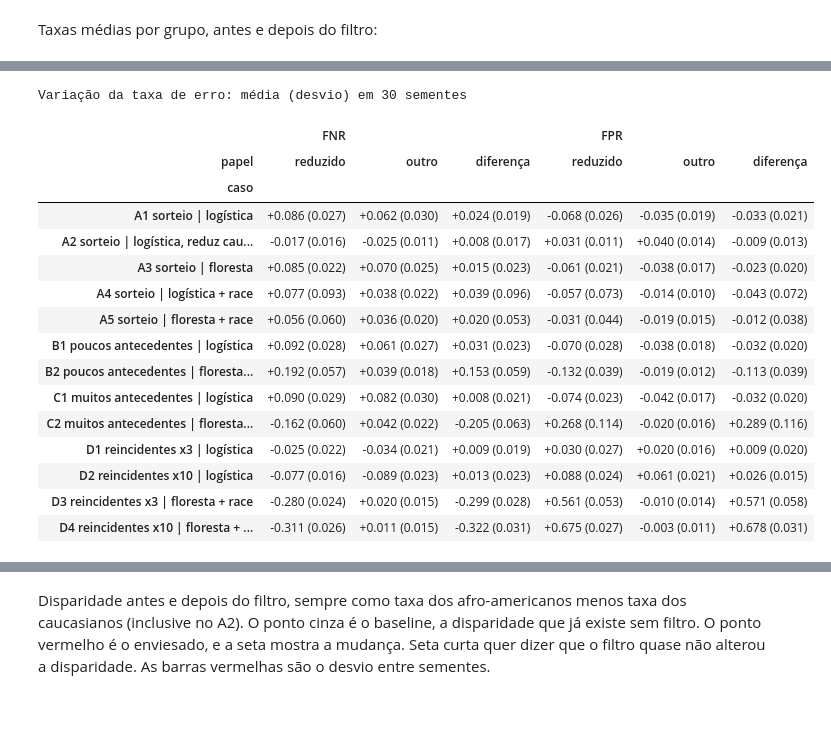
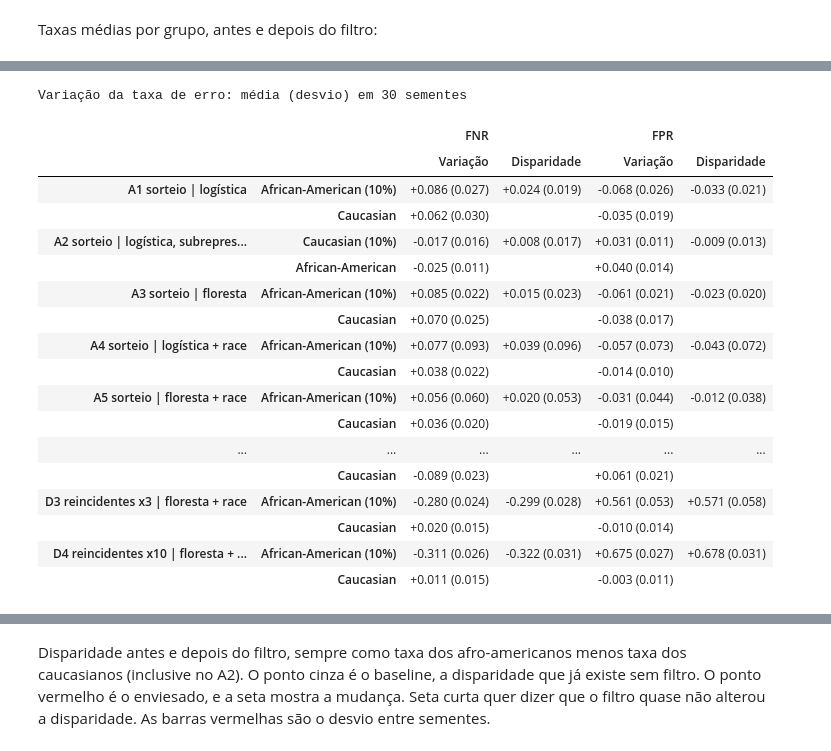
Before and after one commit to ibgrilo/predictive-justice-bias-analysis, a Jupyter notebook: notebooks/cenario5_compas.ipynb, the cells around one changed output, grey strips where cells are left out. Cells and saved outputs as stored; diff of their text form; code cells hidden in the pictures; blank space fills up the shorter version.

```diff
--- a/notebooks/cenario5_compas.ipynb
+++ b/notebooks/cenario5_compas.ipynb
@@ -355,7 +371,7 @@ Cada caso treina um **baseline** (treino completo) e um modelo **enviesado** (tr
 # %%
 CASES = {
     "A1 sorteio | logística": dict(),
-    "A2 sorteio | logística, reduz caucasianos": dict(sub=GROUP_REF),
+    "A2 sorteio | logística, subrepresenta caucasianos": dict(sub=GROUP_REF),
     "A3 sorteio | floresta": dict(model="forest"),
     "A4 sorteio | logística + race": dict(use_race=True),
     "A5 sorteio | floresta + race": dict(model="forest", use_race=True),
@@ -380,7 +396,7 @@ def run_case(case, seed, model="logistic", use_race=False, sampling="aleatorio",
     for label, data in [("baseline", train), ("enviesado", biased)]:
         fitted = build_model(model, use_race).fit(data[cols], data[TARGET])
         out = metrics_by_group(y, fitted.predict(test[cols]), race).reset_index()
-        out["papel"] = np.where(out.grupo == sub, "reduzido", np.where(out.grupo == "Geral", "geral", "outro"))
+        out["papel"] = np.where(out.grupo == sub, "subrepresentado", np.where(out.grupo == "Geral", "geral", "outro"))
         out["caso"], out["modelo"], out["seed"] = case, label, seed
         rows.append(out)
     return pd.concat(rows, ignore_index=True)
@@ -425,52 +456,78 @@ Leitura das cores: **vermelho** = o grupo erra mais depois do filtro (ou o reduz
 # %%
 wide = res[res.papel != "geral"].pivot_table(
     index=["caso", "seed", "papel"], columns="modelo", values=["FNR", "FPR"]
 )
 delta = (wide.xs("enviesado", axis=1, level=1) - wide.xs("baseline", axis=1, level=1)).unstack("papel")
 for m in ["FNR", "FPR"]:
-    delta[(m, "diferença")] = delta[(m, "reduzido")] - delta[(m, "outro")]
+    delta[(m, "diferença")] = delta[(m, "subrepresentado")] - delta[(m, "outro")]
 
-order = [(m, p) for m in ["FNR", "FPR"] for p in ["reduzido", "outro", "diferença"]]
+order = [(m, p) for m in ["FNR", "FPR"] for p in ["subrepresentado", "outro", "diferença"]]
 mean = delta.groupby("caso").mean()[order].reindex(list(CASES))
 std = delta.groupby("caso").std()[order].reindex(list(CASES))
-text = mean.map("{:+.3f}".format) + " (" + std.map("{:.3f}".format) + ")"
+from IPython.display import HTML
 
 cmap = plt.get_cmap("RdBu_r")
+CSS = """
+<style>
+.vt { border-collapse: collapse; }
+.vt th, .vt td { padding: 4px 10px; text-align: center; white-space: nowrap; min-width: 8em; }
+.vt th.caso, .vt th.grupo { text-align: left; }
+.vt th.caso { vertical-align: middle; }
+.vt tr.first > * { border-top: 1px solid rgba(128, 128, 128, 0.6); }
+.vt .split { border-left: 1px solid rgba(128, 128, 128, 0.6); }
+.vt .disp { border-left: 1px dotted rgba(128, 128, 128, 0.6); vertical-align: middle; }
+.vt caption { caption-side: top; text-align: left; font-weight: bold; padding-bottom: 6px; }
+</style>
+"""
 
 
-def paint(_):
-    css = pd.DataFrame("", index=mean.index, columns=mean.columns)
-    for col in mean.columns:
-        strong = mean[col].abs() > 2 * std[col]
-        for caso in mean.index:
-            m = mean.loc[caso, col]
-            if strong[caso]:
-                r, g, b, _a = cmap(0.5 + 0.5 * np.clip(m / 0.3, -1, 1))
-                dark = (0.299 * r + 0.587 * g + 0.114 * b) < 0.5
-                css.loc[caso, col] = (f"background-color: rgba({int(r*255)},{int(g*255)},{int(b*255)},0.85); "
-                                      f"color: {'white' if dark else 'black'}; font-weight: bold")
-            else:
-                css.loc[caso, col] = "color: #8a8985"
-    return css
+def cell(caso, metric, papel, classes="", rowspan=1):
+    """<td> de uma variação: colorida e em negrito se passa de 2 desvios entre sementes, cinza se for ruído."""
+    m, s = mean.loc[caso, (metric, papel)], std.loc[caso, (metric, papel)]
+    if abs(m) > 2 * s:
+        red, green, blue, _a = cmap(0.5 + 0.5 * np.clip(m / 0.3, -1, 1))
+        dark = (0.299 * red + 0.587 * green + 0.114 * blue) < 0.5
+        style = (f"background: rgba({int(red*255)}, {int(green*255)}, {int(blue*255)}, 0.85); "
+                 f"color: {'white' if dark else 'black'}; font-weight: bold")
+    else:
+        style = "color: #8a8985"
+    return f'<td class="{classes}" rowspan="{rowspan}" style="{style}">{m:+.3f} ({s:.3f})</td>'
 
 
-text.style.apply(paint, axis=None).set_caption("Variação da taxa de erro: média (desvio) em 30 sementes")
+body = []
+for caso in mean.index:
+    top = [f'<th class="caso" rowspan="2">{caso}</th>', f'<th class="grupo">{group_label(caso, "subrepresentado")}</th>']
+    bottom = [f'<th class="grupo">{group_label(caso, "outro")}</th>']
+    for metric in ["FNR", "FPR"]:
+        top.append(cell(caso, metric, "subrepresentado", "split" if metric == "FPR" else ""))
+        top.append(cell(caso, metric, "diferença", "disp", rowspan=2))
+        bottom.append(cell(caso, metric, "outro", "split" if metric == "FPR" else ""))
+    body.append(f'<tr class="first">{"".join(top)}</tr><tr>{"".join(bottom)}</tr>')
+
+header = (
+    '<tr><th colspan="2" rowspan="2"></th><th colspan="2">FNR</th><th colspan="2" class="split">FPR</th></tr>'
+    '<tr><th>Variação</th><th>Disparidade</th><th class="split">Variação</th><th>Disparidade</th></tr>'
+)
+HTML(CSS + f'<table class="vt"><caption>Variação da taxa de erro: média (desvio) em {N_SEEDS} sementes</caption>'
+     f'<thead>{header}</thead><tbody>{"".join(body)}</tbody></table>')
 # %% [output]
 Variação da taxa de erro: média (desvio) em 30 sementes
-|  | FNR |  |  | FPR |  |  |
-| papel | reduzido | outro | diferença | reduzido | outro | diferença |
-| caso |  |  |  |  |  |  |
-| A1 sorteio | logística | +0.086 (0.027) | +0.062 (0.030) | +0.024 (0.019) | -0.068 (0.026) | -0.035 (0.019) | -0.033 (0.021) |
-| A2 sorteio | logística, reduz cau... | -0.017 (0.016) | -0.025 (0.011) | +0.008 (0.017) | +0.031 (0.011) | +0.040 (0.014) | -0.009 (0.013) |
-| A3 sorteio | floresta | +0.085 (0.022) | +0.070 (0.025) | +0.015 (0.023) | -0.061 (0.021) | -0.038 (0.017) | -0.023 (0.020) |
-| A4 sorteio | logística + race | +0.077 (0.093) | +0.038 (0.022) | +0.039 (0.096) | -0.057 (0.073) | -0.014 (0.010) | -0.043 (0.072) |
-| A5 sorteio | floresta + race | +0.056 (0.060) | +0.036 (0.020) | +0.020 (0.053) | -0.031 (0.044) | -0.019 (0.015) | -0.012 (0.038) |
-| B1 poucos antecedentes | logística | +0.092 (0.028) | +0.061 (0.027) | +0.031 (0.023) | -0.070 (0.028) | -0.038 (0.018) | -0.032 (0.020) |
-| B2 poucos antecedentes | floresta... | +0.192 (0.057) | +0.039 (0.018) | +0.153 (0.059) | -0.132 (0.039) | -0.019 (0.012) | -0.113 (0.039) |
-| C1 muitos antecedentes | logística | +0.090 (0.029) | +0.082 (0.030) | +0.008 (0.021) | -0.074 (0.023) | -0.042 (0.017) | -0.032 (0.020) |
-| C2 muitos antecedentes | floresta... | -0.162 (0.060) | +0.042 (0.022) | -0.205 (0.063) | +0.268 (0.114) | -0.020 (0.016) | +0.289 (0.116) |
-| D1 reincidentes x3 | logística | -0.025 (0.022) | -0.034 (0.021) | +0.009 (0.019) | +0.030 (0.027) | +0.020 (0.016) | +0.009 (0.020) |
-| D2 reincidentes x10 | logística | -0.077 (0.016) | -0.089 (0.023) | +0.013 (0.023) | +0.088 (0.024) | +0.061 (0.021) | +0.026 (0.015) |
-| D3 reincidentes x3 | floresta + race | -0.280 (0.024) | +0.020 (0.015) | -0.299 (0.028) | +0.561 (0.053) | -0.010 (0.014) | +0.571 (0.058) |
-| D4 reincidentes x10 | floresta + ... | -0.311 (0.026) | +0.011 (0.015) | -0.322 (0.031) | +0.675 (0.027) | -0.003 (0.011) | +0.678 (0.031) |
+|  |  | FNR |  | FPR |  |
+|  |  | Variação | Disparidade | Variação | Disparidade |
+| A1 sorteio | logística | African-American (10%) | +0.086 (0.027) | +0.024 (0.019) | -0.068 (0.026) | -0.033 (0.021) |
+|  | Caucasian | +0.062 (0.030) |  | -0.035 (0.019) |  |
+| A2 sorteio | logística, subrepres... | Caucasian (10%) | -0.017 (0.016) | +0.008 (0.017) | +0.031 (0.011) | -0.009 (0.013) |
+|  | African-American | -0.025 (0.011) |  | +0.040 (0.014) |  |
+| A3 sorteio | floresta | African-American (10%) | +0.085 (0.022) | +0.015 (0.023) | -0.061 (0.021) | -0.023 (0.020) |
+|  | Caucasian | +0.070 (0.025) |  | -0.038 (0.017) |  |
+| A4 sorteio | logística + race | African-American (10%) | +0.077 (0.093) | +0.039 (0.096) | -0.057 (0.073) | -0.043 (0.072) |
+|  | Caucasian | +0.038 (0.022) |  | -0.014 (0.010) |  |
+| A5 sorteio | floresta + race | African-American (10%) | +0.056 (0.060) | +0.020 (0.053) | -0.031 (0.044) | -0.012 (0.038) |
+|  | Caucasian | +0.036 (0.020) |  | -0.019 (0.015) |  |
+| ... | ... | ... | ... | ... | ... |
+|  | Caucasian | -0.089 (0.023) |  | +0.061 (0.021) |  |
+| D3 reincidentes x3 | floresta + race | African-American (10%) | -0.280 (0.024) | -0.299 (0.028) | +0.561 (0.053) | +0.571 (0.058) |
+|  | Caucasian | +0.020 (0.015) |  | -0.010 (0.014) |  |
+| D4 reincidentes x10 | floresta + ... | African-American (10%) | -0.311 (0.026) | -0.322 (0.031) | +0.675 (0.027) | +0.678 (0.031) |
+|  | Caucasian | +0.011 (0.015) |  | -0.003 (0.011) |  |
 # %% [markdown]
```
Also changed, not shown: parts of 14 cells of this notebook, 1 other file.
